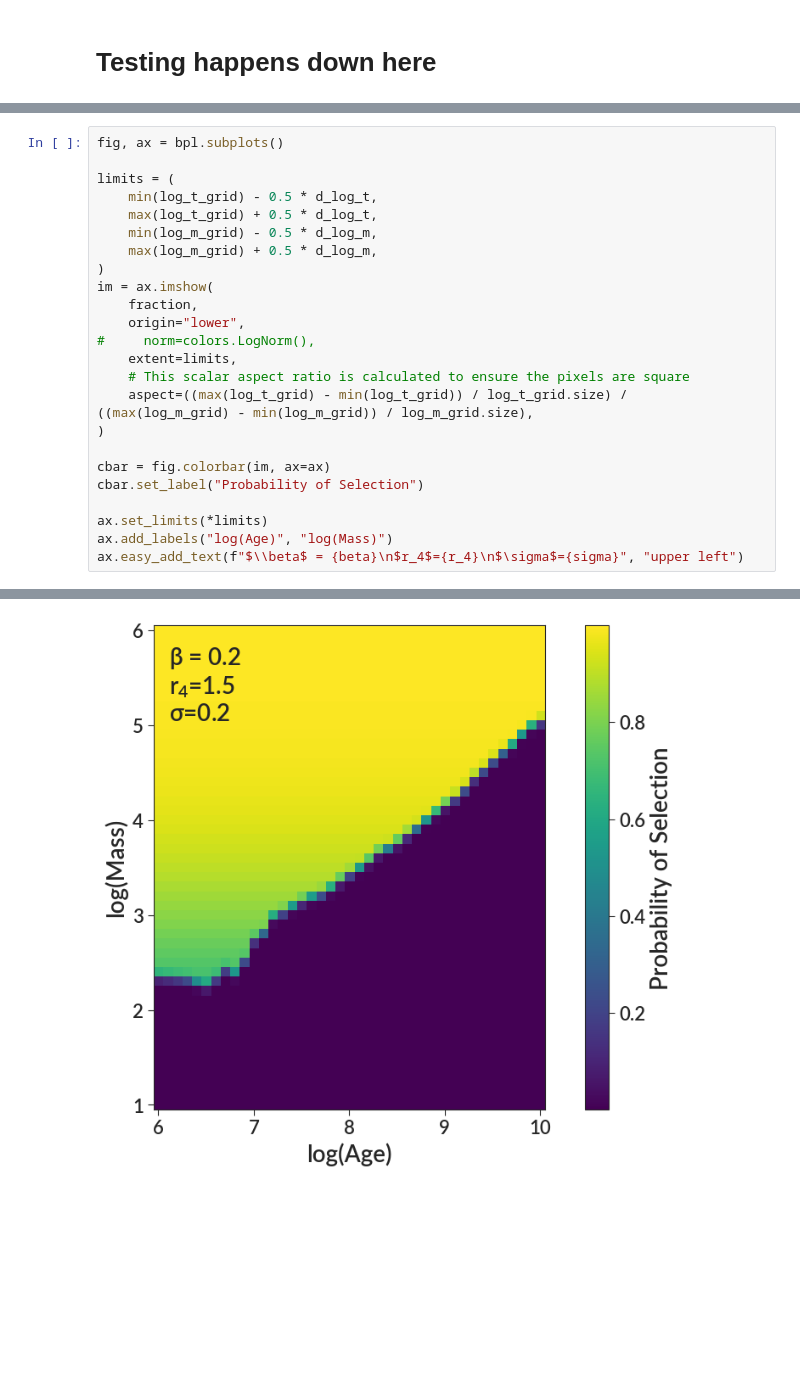
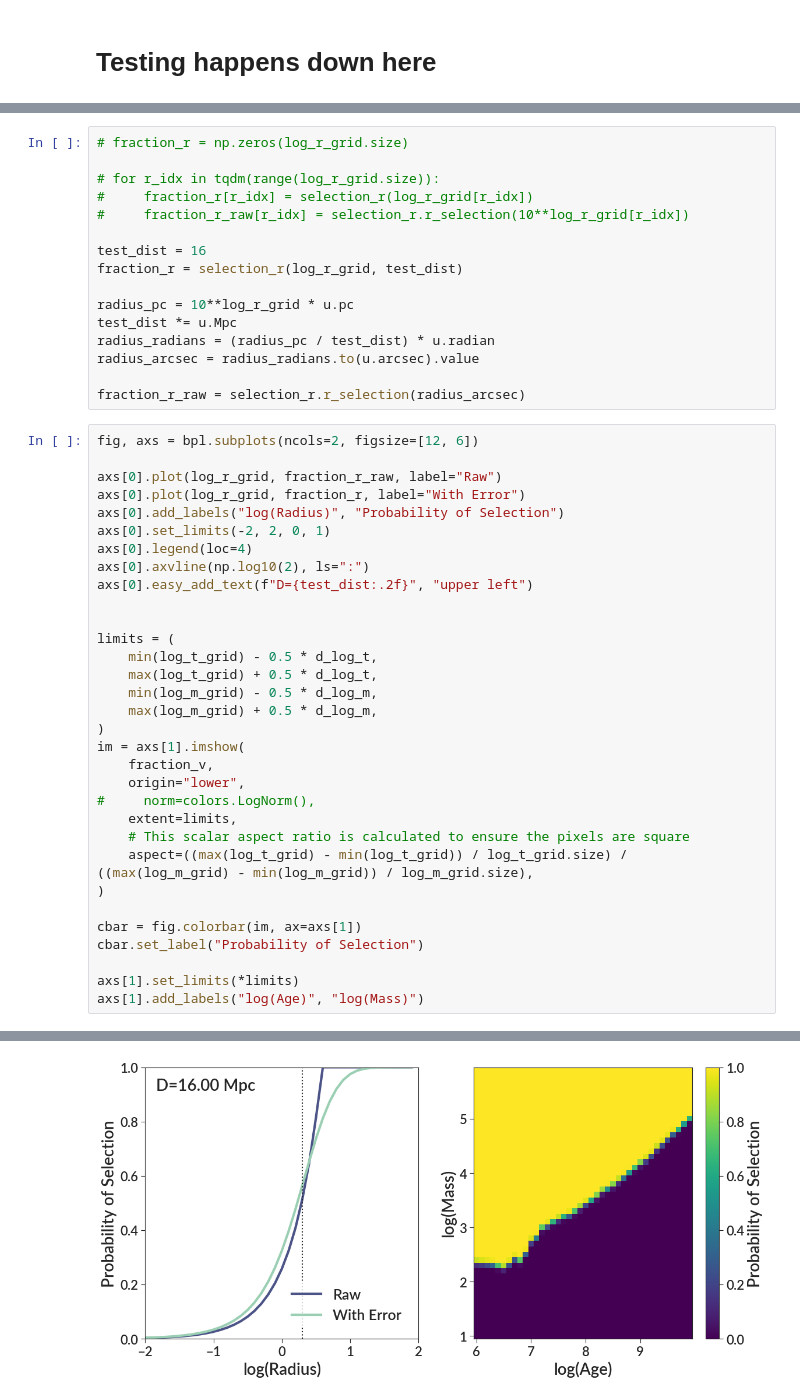
Before and after one commit to gillenbrown/LEGUS-sizes, a Jupyter notebook: testing/selection.ipynb, the cells around one changed output, grey strips where cells are left out. Saved outputs shown, nothing was run; the diff lists cells and outputs as text; blank space fills up the shorter version.

```diff
--- a/testing/selection.ipynb
+++ b/testing/selection.ipynb
@@ -36,5 +40,30 @@ for m_idx in tqdm(range(log_m_grid.size)):
+# %%
+# fraction_r = np.zeros(log_r_grid.size)
+
+# for r_idx in tqdm(range(log_r_grid.size)):
+#     fraction_r[r_idx] = selection_r(log_r_grid[r_idx])
+#     fraction_r_raw[r_idx] = selection_r.r_selection(10**log_r_grid[r_idx])
+
+test_dist = 16
+fraction_r = selection_r(log_r_grid, test_dist)
+
+radius_pc = 10**log_r_grid * u.pc
+test_dist *= u.Mpc
+radius_radians = (radius_pc / test_dist) * u.radian
+radius_arcsec = radius_radians.to(u.arcsec).value
+
+fraction_r_raw = selection_r.r_selection(radius_arcsec)
 # %%
-fig, ax = bpl.subplots()
+fig, axs = bpl.subplots(ncols=2, figsize=[12, 6])
+
+axs[0].plot(log_r_grid, fraction_r_raw, label="Raw")
+axs[0].plot(log_r_grid, fraction_r, label="With Error")
+axs[0].add_labels("log(Radius)", "Probability of Selection")
+axs[0].set_limits(-2, 2, 0, 1)
+axs[0].legend(loc=4)
+axs[0].axvline(np.log10(2), ls=":")
+axs[0].easy_add_text(f"D={test_dist:.2f}", "upper left")
+
 
 limits = (
     min(log_t_grid) - 0.5 * d_log_t,
@@ -42,8 +71,8 @@ limits = (
     min(log_m_grid) - 0.5 * d_log_m,
     max(log_m_grid) + 0.5 * d_log_m,
 )
-im = ax.imshow(
-    fraction,
+im = axs[1].imshow(
+    fraction_v,
     origin="lower",
 #     norm=colors.LogNorm(),
     extent=limits,
@@ -51,10 +80,9 @@ im = ax.imshow(
     aspect=((max(log_t_grid) - min(log_t_grid)) / log_t_grid.size) / ((max(log_m_grid) - min(log_m_grid)) / log_m_grid.size),
 )
 
-cbar = fig.colorbar(im, ax=ax)
+cbar = fig.colorbar(im, ax=axs[1])
 cbar.set_label("Probability of Selection")
 
-ax.set_limits(*limits)
-ax.add_labels("log(Age)", "log(Mass)")
-ax.easy_add_text(f"$\\beta$ = {beta}\n$r_4$={r_4}\n$\sigma$={sigma}", "upper left")
+axs[1].set_limits(*limits)
+axs[1].add_labels("log(Age)", "log(Mass)")
 # %% [output]
@@ -62 +89 @@ Text(0.04, 0.96, '$\\beta$ = 0.2\n$r_4$=1.5\n$\\sigma$=0.2')
-[figure, old version]
+[figure, new version]
```
Also changed, not shown: parts of 5 cells of this notebook, 4 other files.
